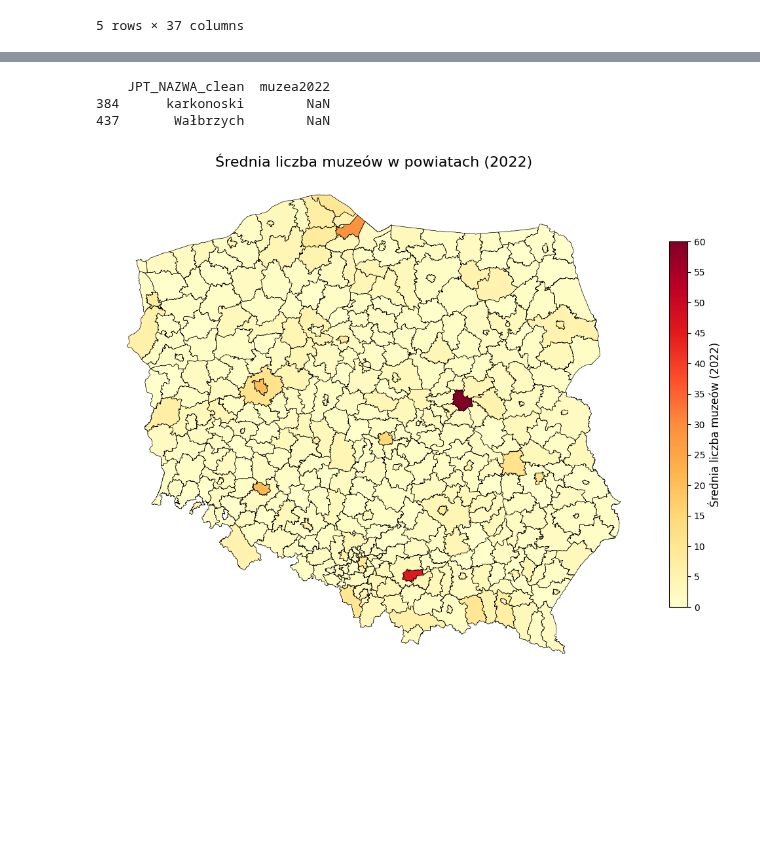
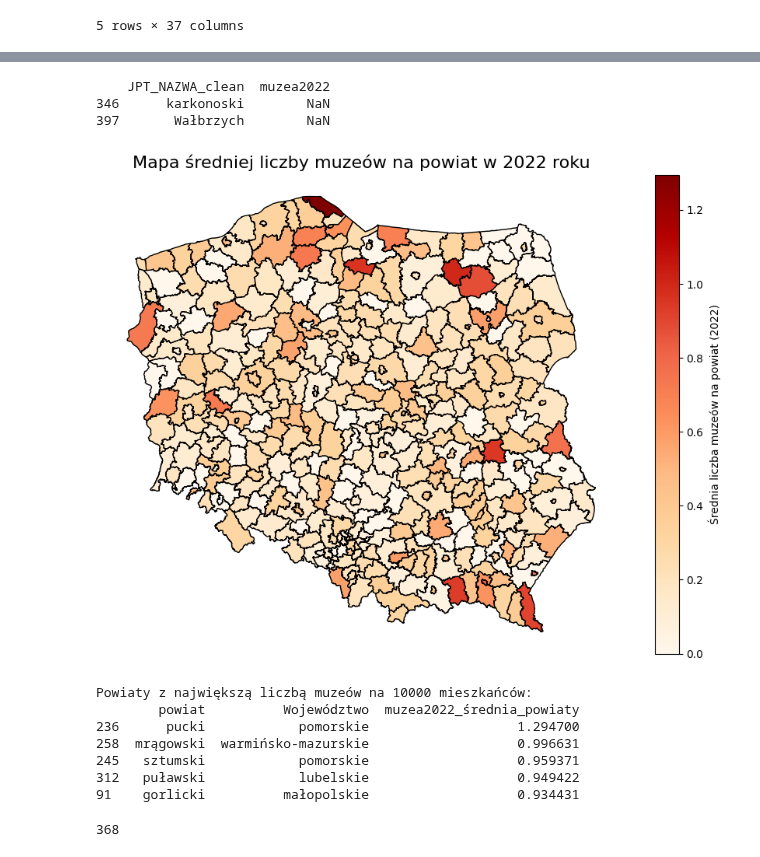
Before and after one commit to Psylo1226/Spatial-econometrics, a Jupyter notebook: Projekt_5/Projekt_5.ipynb, the cells around one changed output, grey strips where cells are left out. Cells and saved outputs as stored; diff of their text form; code cells hidden in the pictures; blank space fills up the shorter version.

```diff
--- a/Projekt_5/Projekt_5.ipynb
+++ b/Projekt_5/Projekt_5.ipynb
@@ -53,3 +78,13 @@ ludnosc2022.head()
 # %%
 muzea2022['powiat'] = muzea2022['powiat'].str.strip()
 ludnosc2022['powiat'] = ludnosc2022['powiat'].str.strip()
+# %%
+# Połączenie muzea2022 i ludnosc2022 po powiecie i województwie
+muzea2022_merge = muzea2022.merge(
+    ludnosc2022,
+    on=['powiat', 'Województwo'],  #
+    how='inner'
+)
+
+
+print(muzea2022_merge.head())
@@ -56,7 +107,5 @@ ludnosc2022['powiat'] = ludnosc2022['powiat'].str.strip()
 # %%
-muzea2022_merge = muzea2022.merge(ludnosc2022, on='powiat')
+muzea2022_merge['muzea2022_średnia_powiaty'] = (muzea2022_merge['muzea2022']/muzea2022_merge['ludnosc2022']) * 10000
-# %%
-muzea2022_merge['muzea2022_średnia_powiaty'] = (muzea2022_merge['muzea2022']/muzea2022_merge['ludnosc2022']) * 1000
 # %%
 print(muzea2022_merge[['powiat', 'muzea2022_średnia_powiaty']])
 # %% [output]
@@ -119,35 +163,29 @@ missing_powiaty = merged_pow_m_muzea2022[merged_pow_m_muzea2022['muzea2022'].isn
 print(missing_powiaty[['JPT_NAZWA_clean', 'muzea2022']])
 # %% [output]
     JPT_NAZWA_clean  muzea2022
-384      karkonoski        NaN
-437       Wałbrzych        NaN
+346      karkonoski        NaN
+397       Wałbrzych        NaN
-# %%
-
-# Rysowanie mapy bez legendy (stworzymy własną legendę)
-fig, ax = plt.subplots(1, 1, figsize=(12, 10))
-merged_pow_m_muzea2022.plot(
-    column='muzea2022',
-    cmap='YlOrRd',
-    linewidth=0.5,
-    edgecolor='black',
-    legend=False,  # Wyłączamy domyślną legendę
-    ax=ax
-)
-
-# Tworzenie własnej legendy kolorów (colorbar)
-cmap = mpl.cm.YlOrRd
-norm = mpl.colors.Normalize(vmin=0, vmax=merged_pow_m_muzea2022['muzea2022'].max())
-
-# Dodanie paska kolorów z podziałem co 5
-sm = plt.cm.ScalarMappable(cmap=cmap, norm=norm)
-sm.set_array([])
-cbar = fig.colorbar(sm, ax=ax, fraction=0.03, pad=0.04)
-cbar.set_ticks(np.arange(0, merged_pow_m_muzea2022['muzea2022'].max() + 5, 5))  # Skala co 5
-cbar.set_label('Średnia liczba muzeów (2022)', fontsize=12)
-
-# Dostosowanie mapy
-ax.set_axis_off()
-plt.title('Średnia liczba muzeów w powiatach (2022)', fontsize=16)
-plt.show()
-# %% [output]
-[figure, removed]
+# %%
+fig, ax = plt.subplots(1, 1, figsize=(12, 8))
+merged_pow_m_muzea2022.plot(column='muzea2022_średnia_powiaty', cmap='OrRd', legend=True,
+                  legend_kwds={'label': "Średnia liczba muzeów na powiat (2022)"},
+                  ax=ax, edgecolor='black')
+ax.set_title("Mapa średniej liczby muzeów na powiat w 2022 roku", fontsize=16)
+ax.set_axis_off()
+
+plt.show()
+# %% [output]
+[figure, added]
+# %%
+# Powiaty z największą liczbą muzeów
+najwiecej_muzeow = muzea2022_merge.sort_values(by='muzea2022_średnia_powiaty', ascending=False).head(5)
+print("Powiaty z największą liczbą muzeów na 10000 mieszkańców:")
+print(najwiecej_muzeow[['powiat', 'Województwo', 'muzea2022_średnia_powiaty']])
+# %% [output]
+Powiaty z największą liczbą muzeów na 10000 mieszkańców:
+        powiat          Województwo  muzea2022_średnia_powiaty
+236      pucki            pomorskie                   1.294700
+258  mrągowski  warmińsko-mazurskie                   0.996631
+245   sztumski            pomorskie                   0.959371
+312   puławski            lubelskie                   0.949422
+91    gorlicki          małopolskie                   0.934431
@@ -153,0 +199,4 @@ plt.show()
+# %%
+gdf['powiat'].nunique()
+# %% [output]
+368
```
Also changed, not shown: parts of 27 cells of this notebook.
